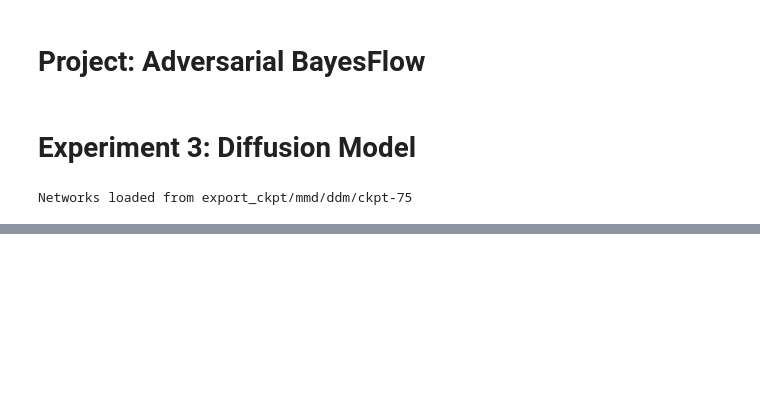
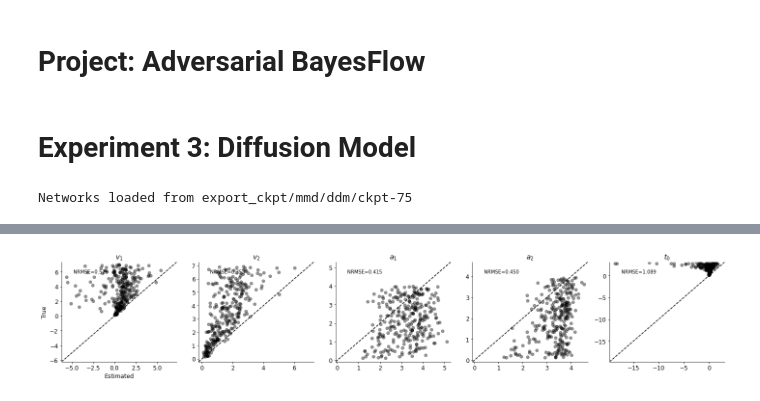
Before and after one commit to marvinschmitt/AdversarialBF, a Jupyter notebook: abf_ddm.ipynb, the cells around one changed output, grey strips where cells are left out. Cells and saved outputs as stored; diff of their text form; code cells hidden in the pictures; blank space fills up the shorter version.

```diff
--- a/abf_ddm.ipynb
+++ b/abf_ddm.ipynb
@@ -257,0 +258,12 @@ true_vs_estimated(theta, param_means, ['v1', 'v2', 'a1', 'a2', 't0'], figsize=(2
+# %%
+# Fast guesses
+theta, x = trainer._forward_inference(300, 100)
+x_o = contaminate_dm_data(x, contamination_dist=contamination_dist_fast_guesses, c=0.1)
+
+param_samples = trainer.network.sample(x_o, n_samples=2000)
+param_means = param_samples.mean(axis=0)
+
+true_vs_estimated(theta, param_means, [r'$v_1$', r'$v_2$', r'$a_1$', r'$a_2$', r'$t_0$'], figsize=(20,4),
+                 filename=f'plots/abf_dm_true_est_fast.{FILEFORMAT}')
+# %% [output]
+[figure, added]
```
Also changed, not shown: parts of 8 cells of this notebook, 2 other files.
